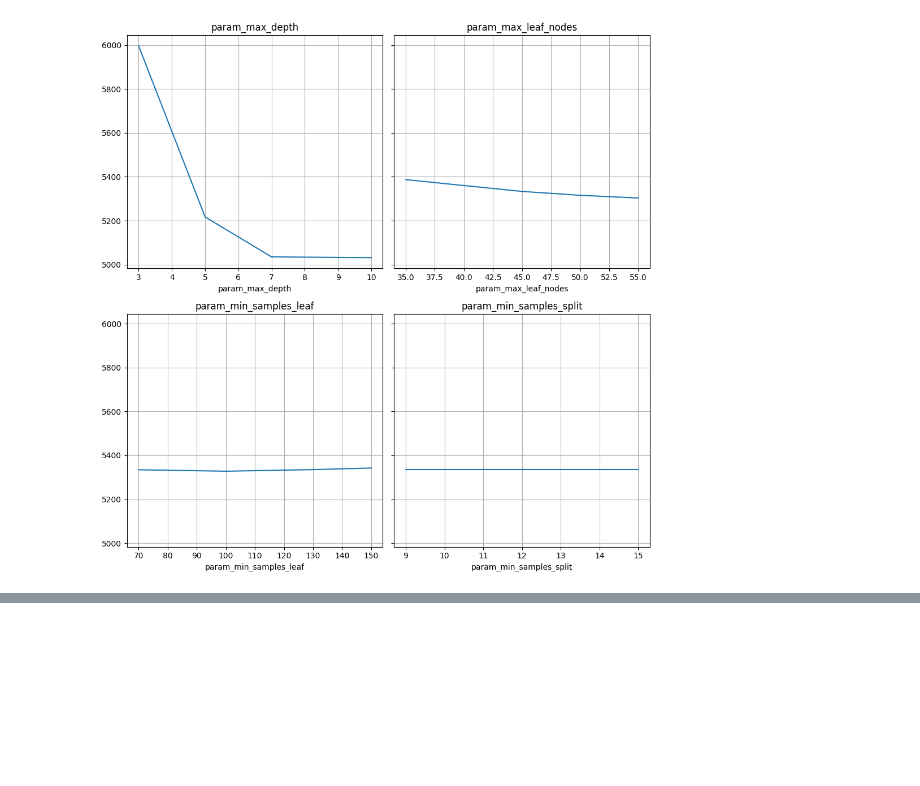
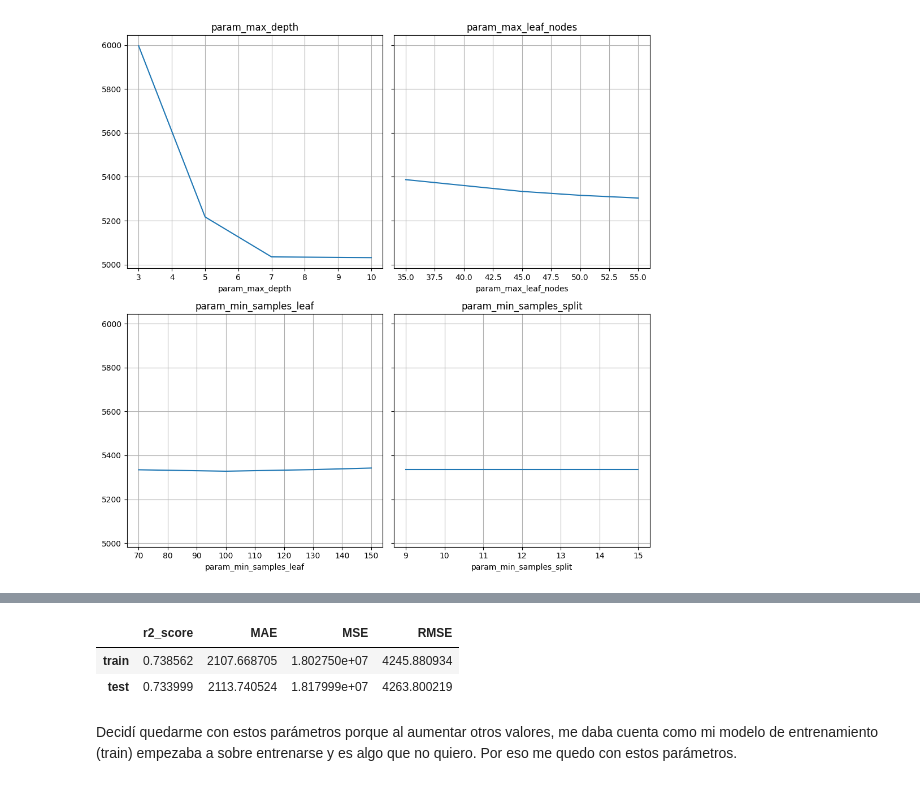
Before and after one commit to ngcarvajall/Lab_EDA_Gestion_Nulos, a Jupyter notebook: cross_validation.ipynb, the cells around one changed output, grey strips where cells are left out. Cells and saved outputs as stored; diff of their text form; code cells hidden in the pictures; blank space fills up the shorter version.

```diff
--- a/cross_validation.ipynb
+++ b/cross_validation.ipynb
@@ -420,0 +506,20 @@ pd.DataFrame(modelo_final_arbol_4.feature_importances_,columns = ['Importancia']
+# %%
+params_xgb = {
+    'n_estimators': [140],
+    'learning_rate': [0.1],
+    'max_depth': [10],
+    'min_child_weight': [6,7],
+    'subsample': [0.8],
+    'colsample_bytree': [0.25]
+}
+
+modelo_xgb = XGBRegressor(random_state=42) # por este método nos pide un array
+
+grid_search_xgb = GridSearchCV(modelo_xgb,
+                              params_xgb,
+                              cv = 3,
+                              scoring='neg_mean_squared_error',
+                              n_jobs=-1)
+
+grid_search_xgb.fit(x_train, y_train['price'].values) # array de una dim
+modelo_final_xgb = grid_search_xgb.best_estimator_
@@ -420,0 +540,11 @@ pd.DataFrame(modelo_final_arbol_4.feature_importances_,columns = ['Importancia']
+# %%
+y_pred_test_xgb = modelo_final_xgb.predict(x_test)
+y_pred_train_xgb = modelo_final_xgb.predict(x_train)
+df_metricas_xgb = metricas(y_train, y_pred_train_xgb, y_test, y_pred_test_xgb)
+df_metricas_xgb
+# %% [output]
+|  | r2_score | MAE | MSE | RMSE |
+| train | 0.738562 | 2107.668705 | 1.802750e+07 | 4245.880934 |
+| test | 0.733999 | 2113.740524 | 1.817999e+07 | 4263.800219 |
+# %% [markdown]
+Decidí quedarme con estos parámetros porque al aumentar otros valores, me daba cuenta como mi modelo de entrenamiento (train) empezaba a sobre entrenarse y es algo que no quiero. Por eso me quedo con estos parámetros.
```
Also changed, not shown: parts of 23 cells of this notebook, 6 other files.
